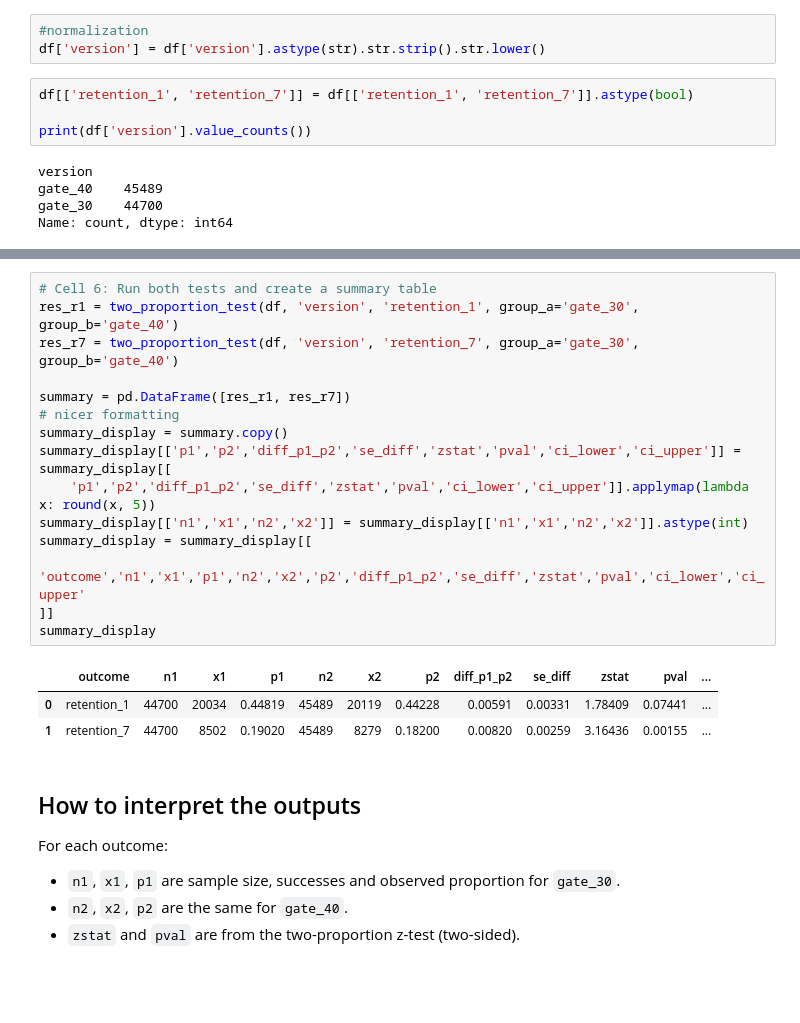
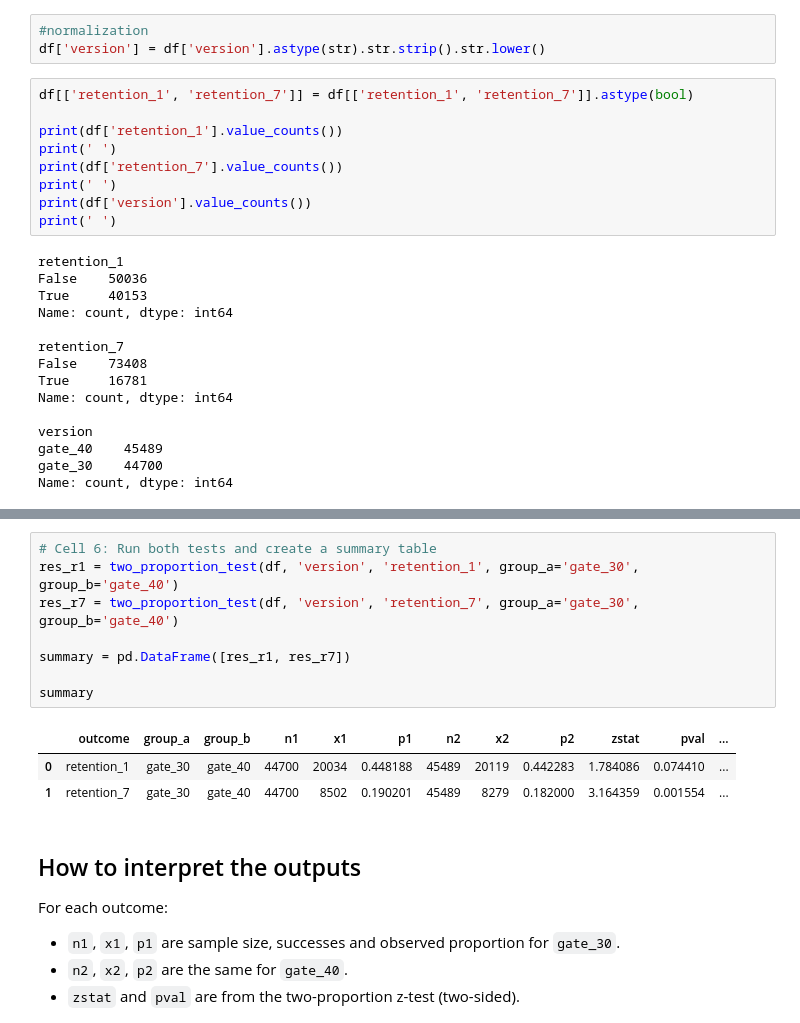
Before and after one commit to msds25018-lab/stats-project, a Jupyter notebook: test-code.ipynb, the cells around one changed output, grey strips where cells are left out. Cells and saved outputs as stored; diff of their text form; blank space fills up the shorter version.

```diff
--- a/test-code.ipynb
+++ b/test-code.ipynb
@@ -60,8 +60,23 @@ df['version'] = df['version'].astype(str).str.strip().str.lower()
 # %%
 df[['retention_1', 'retention_7']] = df[['retention_1', 'retention_7']].astype(bool)
 
+print(df['retention_1'].value_counts())
+print(' ')
+print(df['retention_7'].value_counts())
+print(' ')
 print(df['version'].value_counts())
+print(' ')
 # %% [output]
+retention_1
+False    50036
+True     40153
+Name: count, dtype: int64
+
+retention_7
+False    73408
+True     16781
+Name: count, dtype: int64
+
 version
 gate_40    45489
 gate_30    44700
@@ -132,22 +147,15 @@ res_r1
 # %%
 # Cell 6: Run both tests and create a summary table
 res_r1 = two_proportion_test(df, 'version', 'retention_1', group_a='gate_30', group_b='gate_40')
 res_r7 = two_proportion_test(df, 'version', 'retention_7', group_a='gate_30', group_b='gate_40')
 
 summary = pd.DataFrame([res_r1, res_r7])
-# nicer formatting
-summary_display = summary.copy()
-summary_display[['p1','p2','diff_p1_p2','se_diff','zstat','pval','ci_lower','ci_upper']] = summary_display[[
-    'p1','p2','diff_p1_p2','se_diff','zstat','pval','ci_lower','ci_upper']].applymap(lambda x: round(x, 5))
-summary_display[['n1','x1','n2','x2']] = summary_display[['n1','x1','n2','x2']].astype(int)
-summary_display = summary_display[[
-    'outcome','n1','x1','p1','n2','x2','p2','diff_p1_p2','se_diff','zstat','pval','ci_lower','ci_upper'
-]]
-summary_display
+
+summary
 # %% [output]
-|  | outcome | n1 | x1 | p1 | n2 | x2 | p2 | diff_p1_p2 | se_diff | zstat | pval | ... |
-| 0 | retention_1 | 44700 | 20034 | 0.44819 | 45489 | 20119 | 0.44228 | 0.00591 | 0.00331 | 1.78409 | 0.07441 | ... |
-| 1 | retention_7 | 44700 | 8502 | 0.19020 | 45489 | 8279 | 0.18200 | 0.00820 | 0.00259 | 3.16436 | 0.00155 | ... |
+|  | outcome | group_a | group_b | n1 | x1 | p1 | n2 | x2 | p2 | zstat | pval | ... |
+| 0 | retention_1 | gate_30 | gate_40 | 44700 | 20034 | 0.448188 | 45489 | 20119 | 0.442283 | 1.784086 | 0.074410 | ... |
+| 1 | retention_7 | gate_30 | gate_40 | 44700 | 8502 | 0.190201 | 45489 | 8279 | 0.182000 | 3.164359 | 0.001554 | ... |
 # %% [markdown]
 ## How to interpret the outputs
 
```
